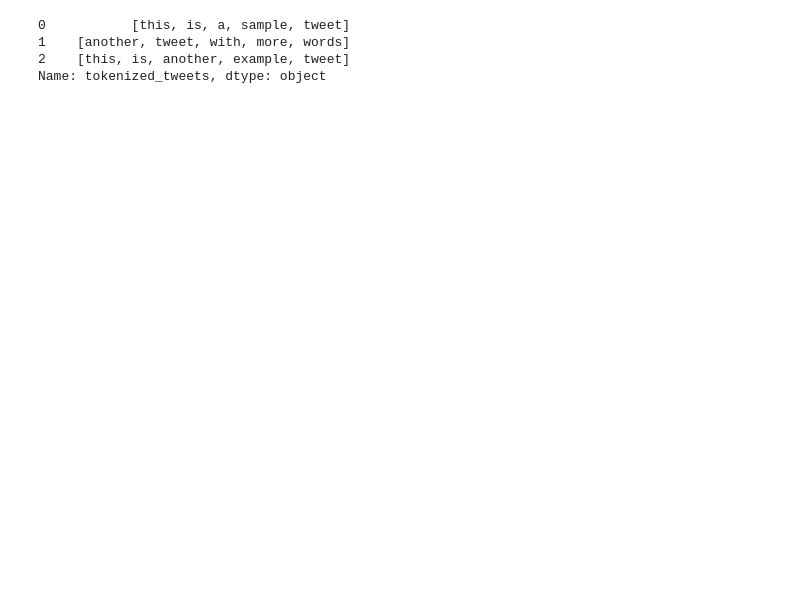
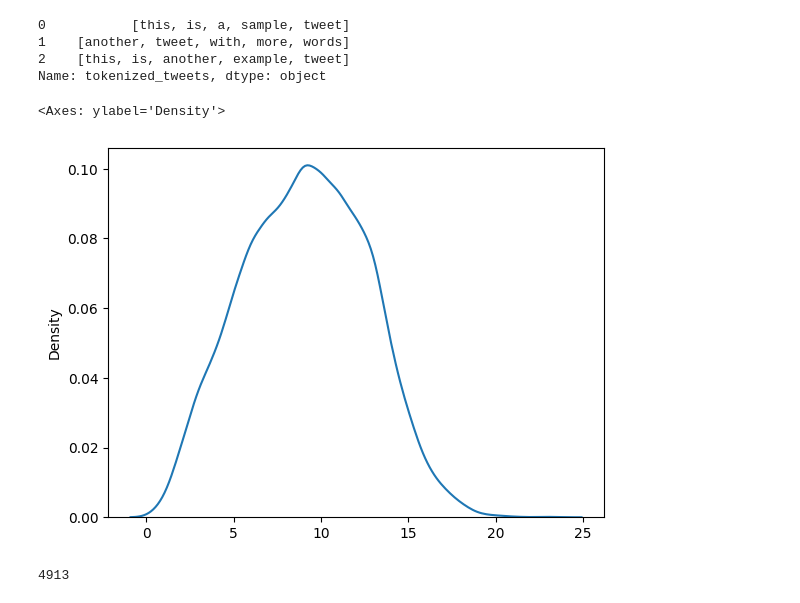
Before and after one commit to AkshatSharma83/disaster_tweet_prediction, a Jupyter notebook: disaster_tweet_prediction.ipynb, the cells around one changed output. Drawn from its saved outputs; the diff is of its cells as text; code cells hidden in the pictures; blank space fills up the shorter version.

```diff
--- a/disaster_tweet_prediction.ipynb
+++ b/disaster_tweet_prediction.ipynb
@@ -140,0 +87,6 @@ set(unique)
+# %%
+tweet_len = []
+for tweet in X_train:
+    tweet_len.append(len(tweet.split()))
+
+pd.Series(tweet_len).describe()
@@ -145,6 +107,11 @@ df['tokenized_tweets']
 1    [another, tweet, with, more, words]
 2    [this, is, another, example, tweet]
 Name: tokenized_tweets, dtype: object
+# %%
+sns.kdeplot(tweet_len)
+# %% [output]
+<Axes: ylabel='Density'>
+[figure, added]
 # %%
 import tensorflow as tf
 from tensorflow.keras.layers import TextVectorization  #https://www.tensorflow.org/api_docs/python/tf/keras/layers/TextVectorization
@@ -160,6 +127,12 @@ text_vectorizer = TextVectorization(max_tokens=None, # how many words in the voc
 # %%
 # This work same as .fit
 text_vectorizer.adapt(X_train)
+# %%
+import random
+
+random.choice(range(len(X_train)))
+# %% [output]
+4913
 # %%
 import random
 random_index = random.choice(range(len(X_train)))
```
Also changed, not shown: parts of 15 cells of this notebook.
